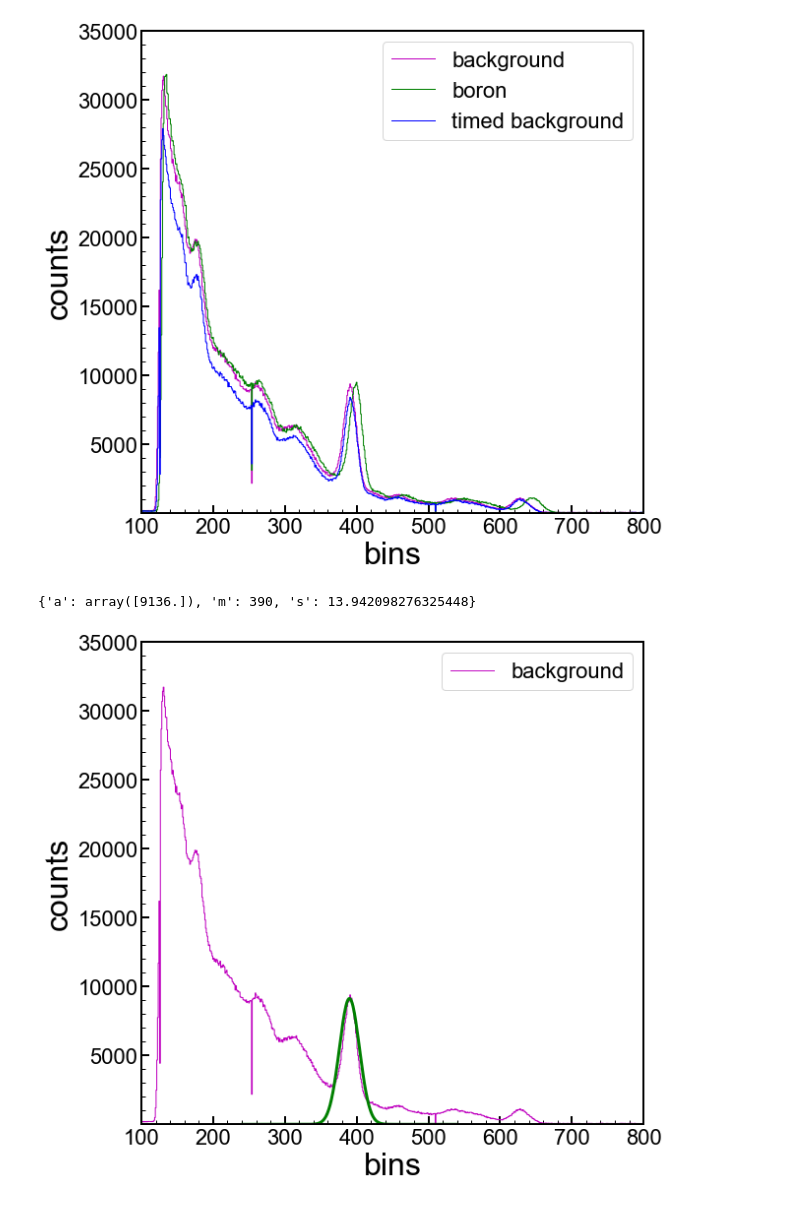
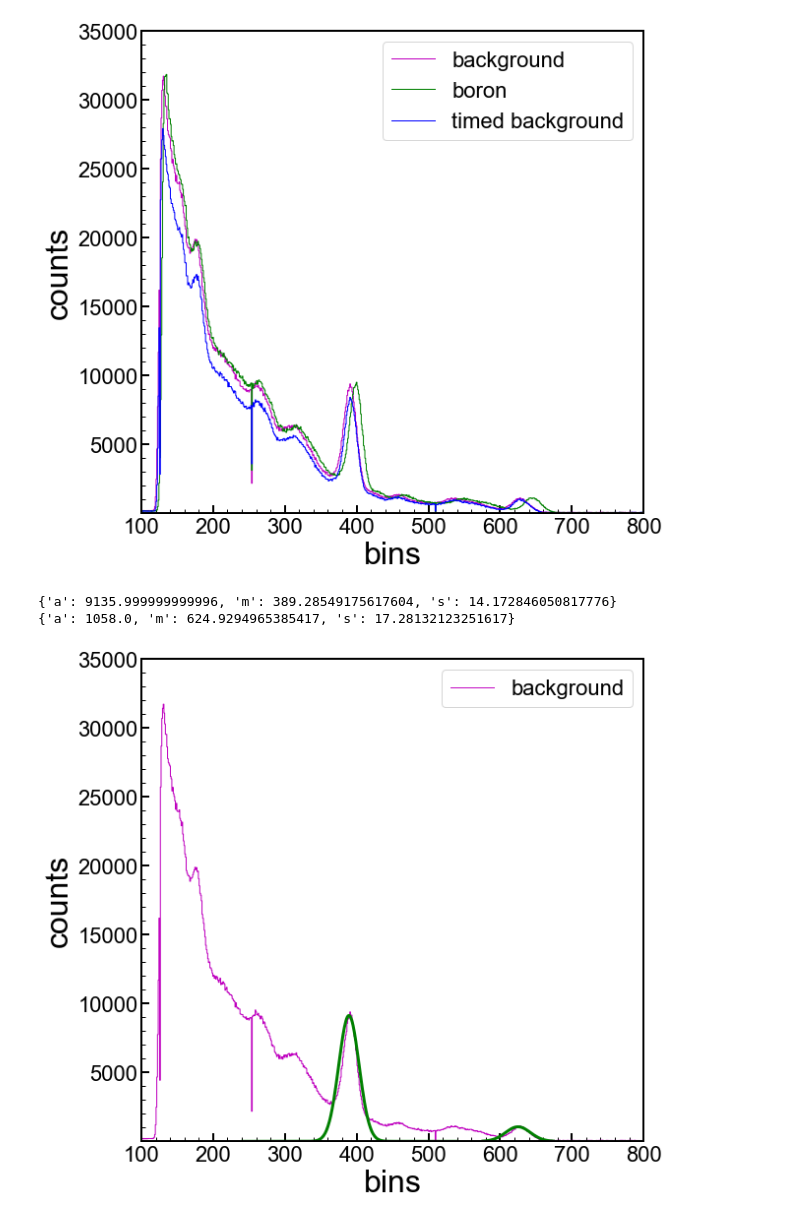
Before and after one commit to villano-lab/Boron-Absorption, a Jupyter notebook: therm-neut-meas/spectral-subtraction.ipynb, the cells around one changed output. Cells and saved outputs as stored; diff of their text form; code cells hidden in the pictures.

```diff
--- a/therm-neut-meas/spectral-subtraction.ipynb
+++ b/therm-neut-meas/spectral-subtraction.ipynb
@@ -16,19 +16,19 @@ import pandas as pd
 data = pd.read_csv("data/background_220720.txt",dtype=np.float64)
 bknd_bins = data.iloc[:,0]
 bknd_cnts = data.iloc[:,1]
-bknd_bins = np.asarray(bknd_bins)
+bknd_bins = np.asarray(bknd_bins,dtype=np.double)
 bknd_cnts = np.asarray(bknd_cnts)
 
 databoron = pd.read_csv("data/boron_220721.txt",dtype=np.float64)
 boron_bins = databoron.iloc[:,0]
 boron_cnts = databoron.iloc[:,1]
-boron_bins = np.asarray(boron_bins)
+boron_bins = np.asarray(boron_bins,dtype=np.double)
 boron_cnts = np.asarray(boron_cnts)
 
 datatimed = pd.read_csv("data/timed_background_220722.txt",dtype=np.float64)
 tbknd_bins = datatimed.iloc[:,0]
 tbknd_cnts = datatimed.iloc[:,1]
-tbknd_bins = np.asarray(tbknd_bins)
+tbknd_bins = np.asarray(tbknd_bins,dtype=np.double)
 tbknd_cnts = np.asarray(tbknd_cnts)
 # %%
 #set up a 1d plot
@@ -141,12 +141,18 @@ interpolatey = interpolated(fine)
 # %%
 a=390
 gauss_params.add('m',value=a,vary=True)
-gauss_params.add('a',value=interpolatey[fine==a],vary=False)
-fit = gauss_mod.fit(interpolatey[abs(fine - a) < 150],gauss_params,x=fine[abs(fine - a) < 150])
+gauss_params.add('a',value=interpolatey[fine==a][0],vary=False)
+fita = gauss_mod.fit(interpolatey[abs(fine - a) < 150],gauss_params,x=fine[abs(fine - a) < 150])
+print(fita.best_values)
+
+b=625
+gauss_params.add('m',value=b,vary=True)
+gauss_params.add('a',value=interpolatey[fine==b][0],vary=False)
+fitb = gauss_mod.fit(interpolatey[abs(fine - b) < 50],gauss_params,x=fine[abs(fine - b) < 50])
+print(fitb.best_values)
+# %% [output]
+{'a': 9135.999999999996, 'm': 389.28549175617604, 's': 14.172846050817776}
+{'a': 1058.0, 'm': 624.9294965385417, 's': 17.28132123251617}
-# %%
-print(fit.best_values)
-# %% [output]
-{'a': array([9136.]), 'm': 390, 's': 13.942098276325448}
 # %%
 #set up a 1d plot
 fig,axes = plt.subplots(1,1,figsize=(9.0,8.0),sharex=True)
@@ -160,35 +166,36 @@ stepsize=100
 #ax1.step(bknd_bins,bknd_cnts, where='mid',color='m', linestyle='-', \
 #            label='background', linewidth=2)
 ax1.step(bknd_bins,bknd_cnts,color='m',where='mid', linestyle='-',label='background', linewidth=1)
-plt.plot(fine[abs(fine - a) < 150],fit.best_fit,color='green',linewidth=3)
+plt.plot(fine[abs(fine - a) < 150],fita.best_fit,color='green',linewidth=3)
+plt.plot(fine[abs(fine - b) < 50],fitb.best_fit,color='green',linewidth=3)
 
 
 ymin = 1.0
 ymax = 35000.0
 
 
 #ax1.fill_between(bknd_bins,np.zeros(np.shape(bknd_bins)),bknd_cnts,step='mid',facecolor='m',alpha=0.4, \
 #                 label='')
 
 
 
 ax1.set_yscale('linear')
 #ax1.set_yscale('log')
 ax1.set_xlim(xmin, xmax)
 ax1.set_ylim(ymin,ymax)
 ax1.set_xlabel(r'bins')
 ax1.set_ylabel('counts')
 #ax1.grid(True)
 #ax1.yaxis.grid(True,which='minor',linestyle='--')
 ax1.legend(loc=1,prop={'size':22})
 #ax1.legend(bbox_to_anchor=(1.04,1),borderaxespad=0,prop={'size':22})
 
 for axis in ['top','bottom','left','right']:
   ax1.spines[axis].set_linewidth(2)
 
 plt.tight_layout()
 #plt.savefig('paper_figures/MSyieldHist_Figure3a.eps')
 #plt.savefig('paper_figures/MSyieldHist_Figure3a.pdf')
 plt.show()
 # %% [output]
-[figure, old version]
+[figure, new version]
```
